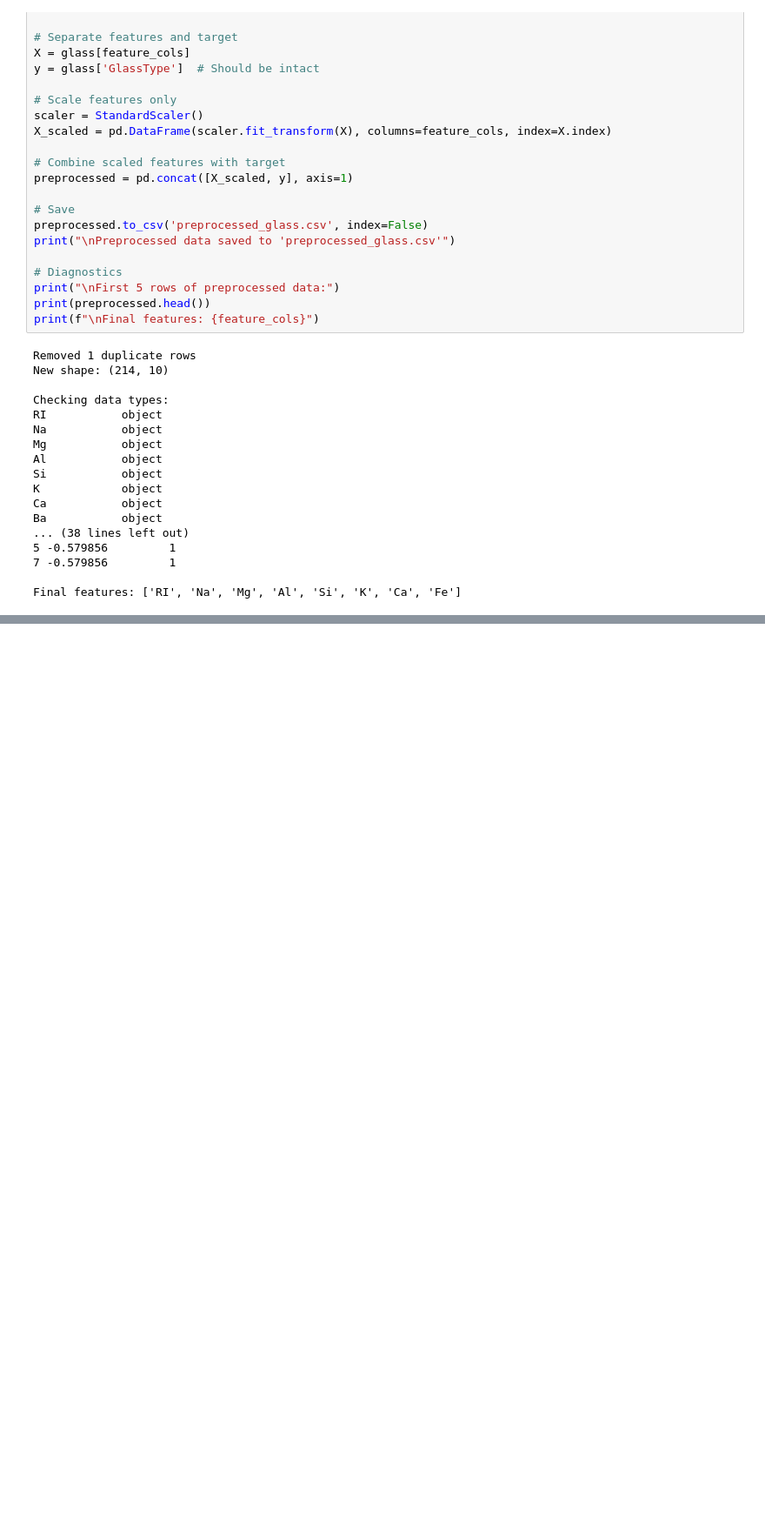
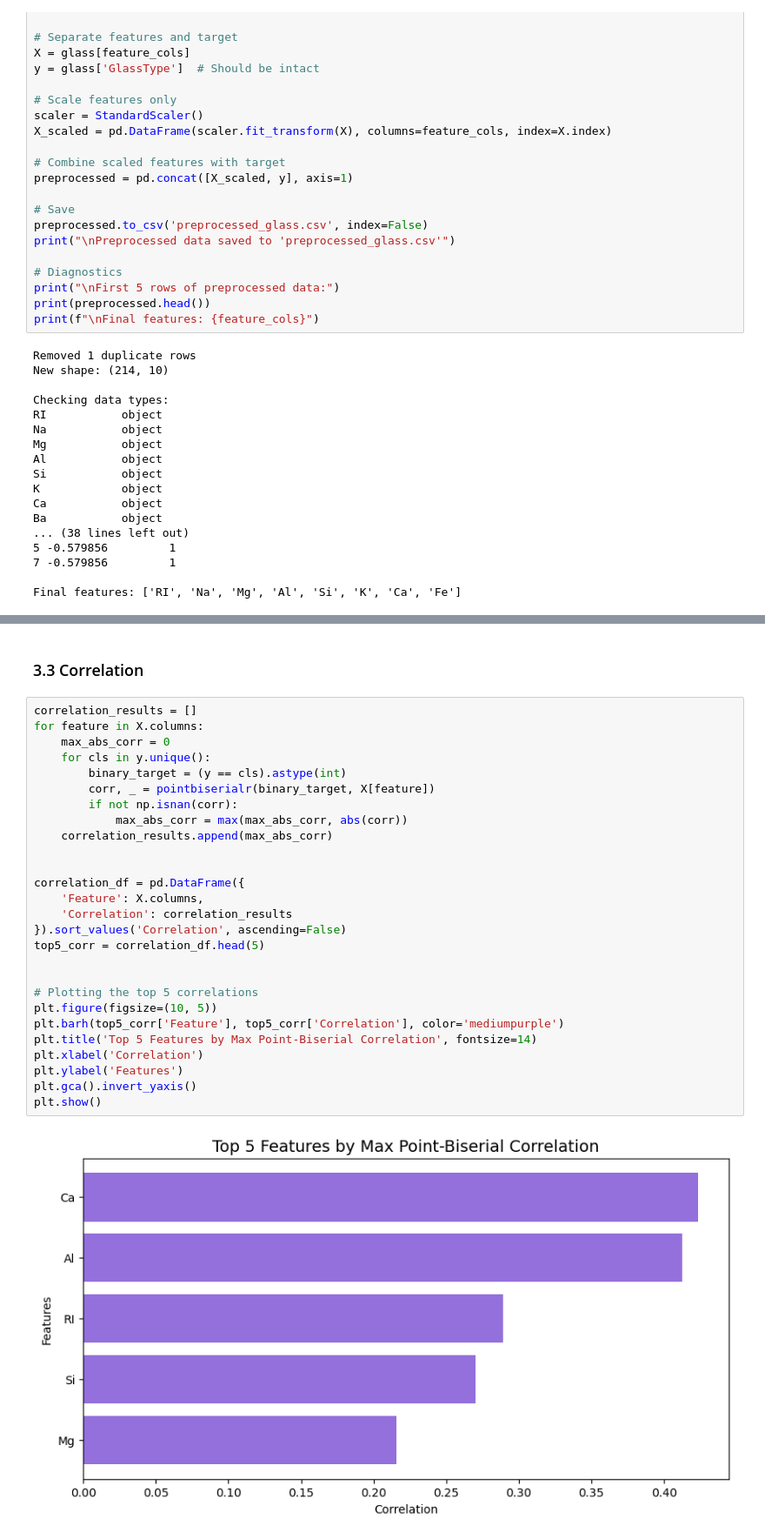
Before and after one commit to PEEACHYBEE/DataMiningPairActs, a Jupyter notebook: MidAct01.ipynb, the cells around one changed output, grey strips where cells are left out. Shown at 87% size. Cells and saved outputs as stored; diff of their text form; blank space fills up the shorter version.

```diff
--- a/MidAct01.ipynb
+++ b/MidAct01.ipynb
@@ -279,0 +296,31 @@ b. Top 5 features (Feature Importance):
+# %% [markdown]
+### 3.3 Correlation
+# %%
+correlation_results = []
+for feature in X.columns:
+    max_abs_corr = 0
+    for cls in y.unique():
+        binary_target = (y == cls).astype(int)
+        corr, _ = pointbiserialr(binary_target, X[feature])
+        if not np.isnan(corr):
+            max_abs_corr = max(max_abs_corr, abs(corr))
+    correlation_results.append(max_abs_corr)
+
+
+correlation_df = pd.DataFrame({
+    'Feature': X.columns,
+    'Correlation': correlation_results
+}).sort_values('Correlation', ascending=False)
+top5_corr = correlation_df.head(5)
+
+
+# Plotting the top 5 correlations
+plt.figure(figsize=(10, 5))
+plt.barh(top5_corr['Feature'], top5_corr['Correlation'], color='mediumpurple')
+plt.title('Top 5 Features by Max Point-Biserial Correlation', fontsize=14)
+plt.xlabel('Correlation')
+plt.ylabel('Features')
+plt.gca().invert_yaxis()
+plt.show()
+# %% [output]
+[figure, added]
```
Also changed, not shown: parts of 13 cells of this notebook, 3 other files.
